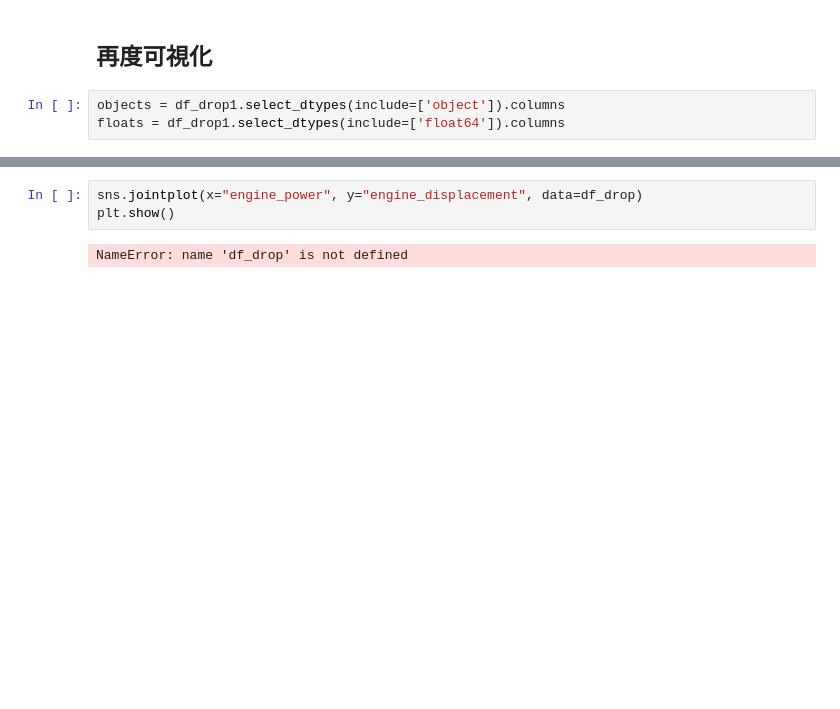
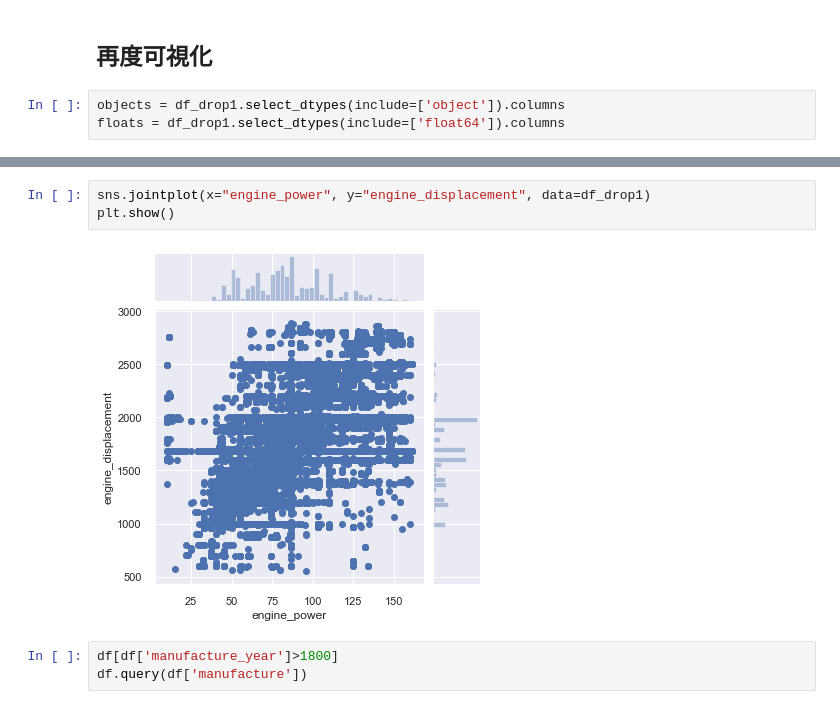
Before and after one commit to okudashi/usedcar, a Jupyter notebook: src/EDA3.ipynb, the cells around one changed output, grey strips where cells are left out. Saved outputs shown, nothing was run; the diff lists cells and outputs as text; blank space fills up the shorter version.

```diff
--- a/src/EDA3.ipynb
+++ b/src/EDA3.ipynb
@@ -74,5 +88,8 @@ plt.show()
 # %%
-sns.jointplot(x="engine_power", y="engine_displacement", data=df_drop)
+sns.jointplot(x="engine_power", y="engine_displacement", data=df_drop1)
 plt.show()
 # %% [output]
-NameError: name 'df_drop' is not defined
+[figure, added]
+# %%
+df[df['manufacture_year']>1800]
+df.query(df['manufacture'])
```
Also changed, not shown: parts of 6 cells of this notebook, 7 other files.
